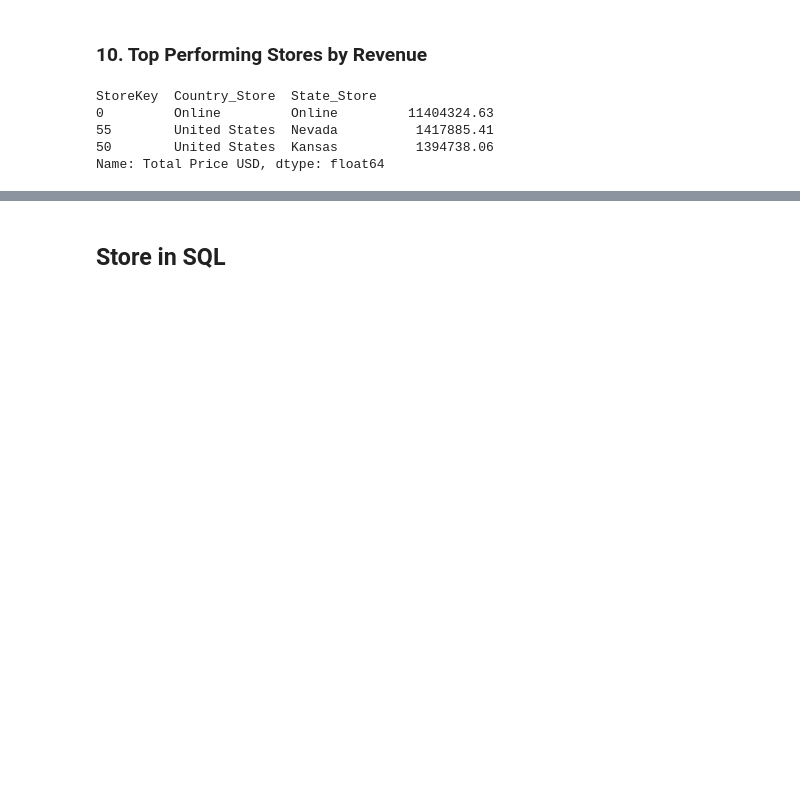
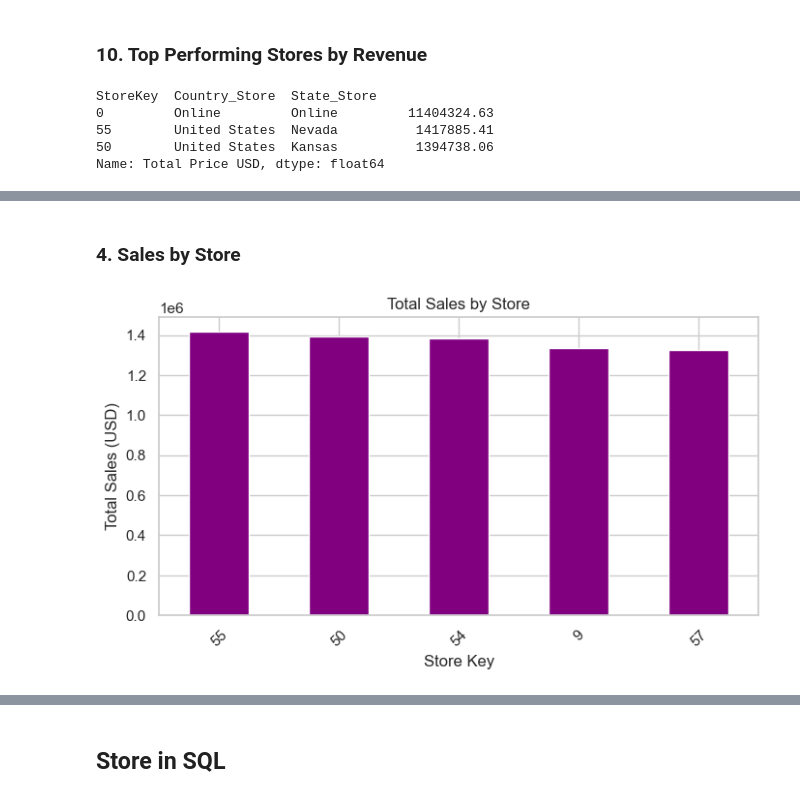
Before and after one commit to vikashgraja/DataSpark-EDA, a Jupyter notebook: data_preprocess.ipynb, the cells around one changed output, grey strips where cells are left out. Drawn from its saved outputs; the diff is of its cells as text; code cells hidden in the pictures; blank space fills up the shorter version.

```diff
--- a/data_preprocess.ipynb
+++ b/data_preprocess.ipynb
@@ -414,0 +465,16 @@ Name: Total Price USD, dtype: float64
+# %% [markdown]
+### 4. Sales by Store
+# %%
+sales_by_store = master_df[master_df.StoreKey!='0'].groupby('StoreKey')['Total Price USD'].sum().nlargest(5)
+
+plt.figure(figsize=(8, 4))
+sales_by_store.plot(kind='bar', color='purple')
+plt.title('Total Sales by Store')
+plt.xlabel('Store Key')
+plt.ylabel('Total Sales (USD)')
+plt.xticks(rotation=45)
+plt.savefig('visuals/Total Sales by Store.png',bbox_inches='tight')
+plt.show()
+plt.close()
+# %% [output]
+[figure, added]
```
Also changed, not shown: parts of 14 cells of this notebook, 9 other files.
